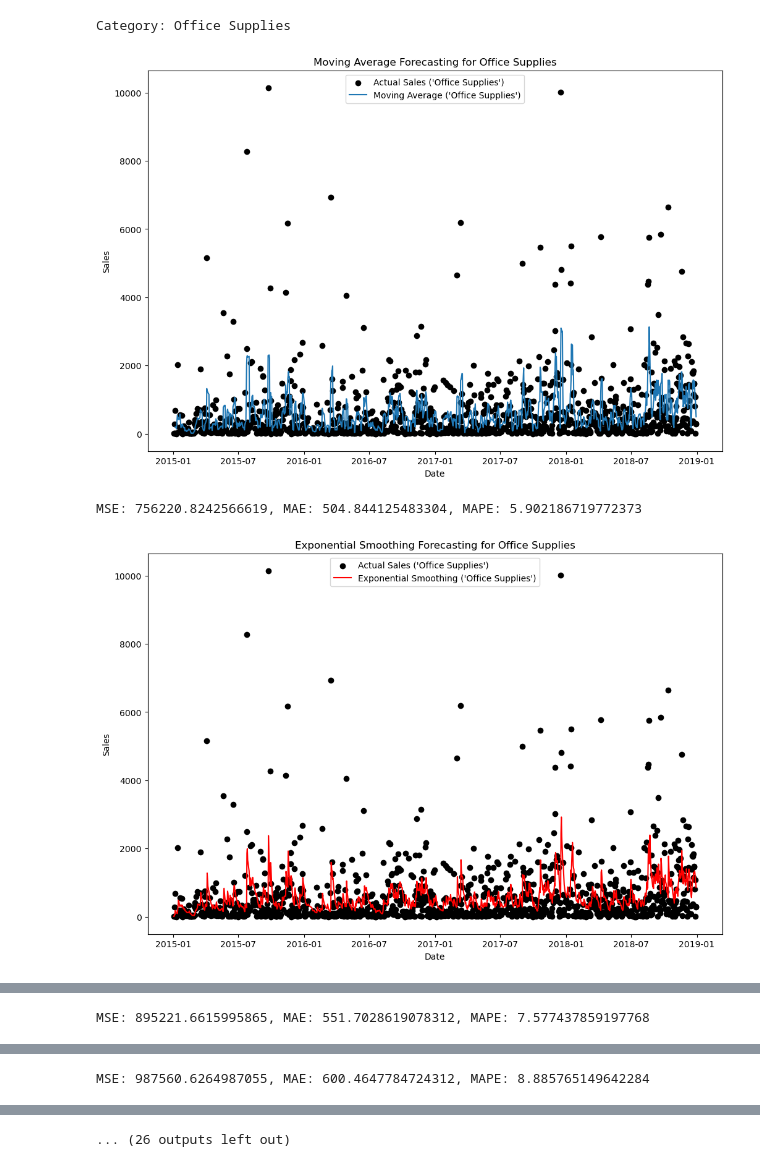
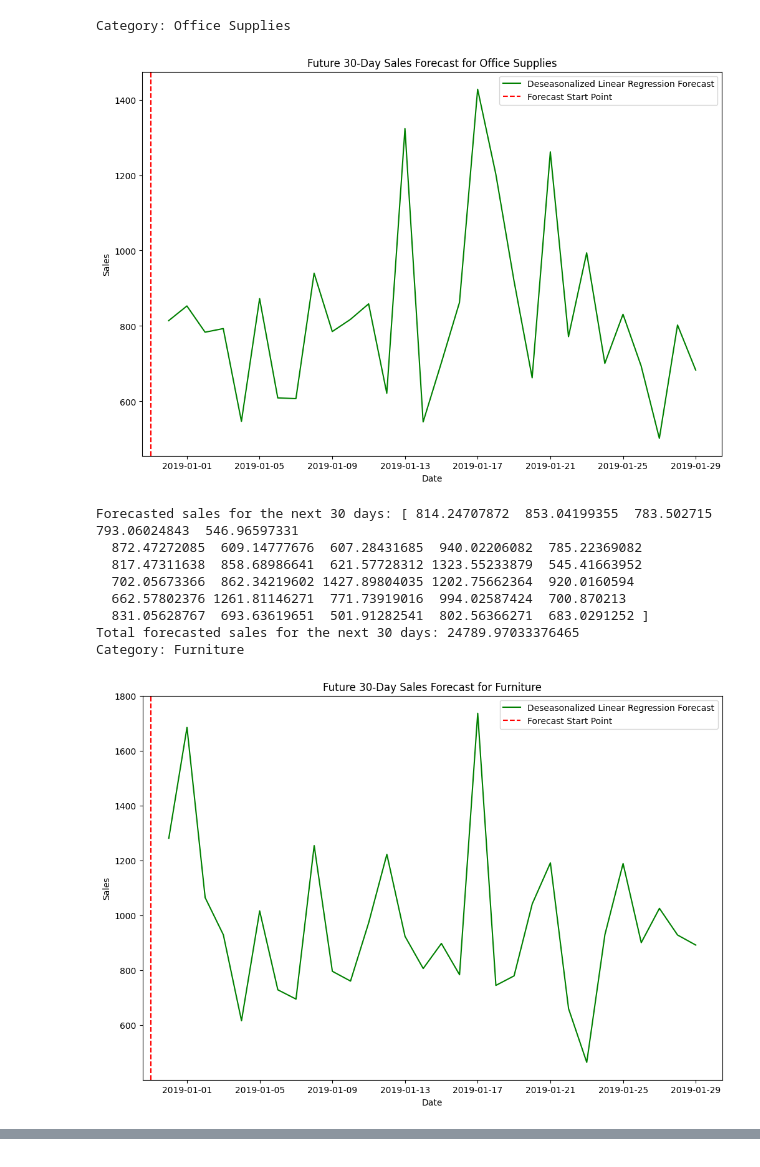
Before and after one commit to gpower8/SupplyChainAnalysis, a Jupyter notebook: Forecast.ipynb, the cells around one changed output, grey strips where cells are left out. Saved outputs shown, nothing was run; the diff lists cells and outputs as text; code cells hidden in the pictures.

```diff
--- a/Forecast.ipynb
+++ b/Forecast.ipynb
@@ -187,32 +228,34 @@ def winters_method(category):
 # %%
 categories = preprocessed_data['Category'].unique()
 methods = {
-    'Moving Average': moving_average,
-    'Exponential Smoothing': exponential_smoothing,
-    'Linear Regression': linear_regression,
     'Deseasonalized Linear Regression': deseasonalized_linear_regression,
-    "Holt's Method": holts_method,
-    "Winter's Method": winters_method
 }
 
 performance_metrics = []
 
 for category in categories:
     print(f'Category: {category}')
     for method_name, method_func in methods.items():
         mse, mae, mape = method_func(category)
         performance_metrics.append({
             'Category': category,
             'Method': method_name,
             'MSE': mse,
             'MAE': mae,
             'MAPE': mape
         })
 
 performance_metrics = pd.DataFrame(performance_metrics)
 performance_metrics
 # %% [output]
 Category: Office Supplies
-[figure, old version]
+[figure, new version]
-MSE: 756220.8242566619, MAE: 504.844125483304, MAPE: 5.902186719772373
+Forecasted sales for the next 30 days: [ 814.24707872  853.04199355  783.502715    793.06024843  546.96597331
+  872.47272085  609.14777676  607.28431685  940.02206082  785.22369082
+  817.47311638  858.68986641  621.57728312 1323.55233879  545.41663952
+  702.05673366  862.34219602 1427.89804035 1202.75662364  920.0160594
+  662.57802376 1261.81146271  771.73919016  994.02587424  700.870213
+  831.05628767  693.63619651  501.91282541  802.56366271  683.0291252 ]
+Total forecasted sales for the next 30 days: 24789.97033376465
+Category: Furniture
-[figure, old version]
+[figure, new version]
@@ -223 +277,0 @@ MSE: 959840.6245429893, MAE: 578.3781201662991, MAPE: 8.97030313061349
-MSE: 895221.6615995865, MAE: 551.7028619078312, MAPE: 7.577437859197768
@@ -225 +277,0 @@ MSE: 895221.6615995865, MAE: 551.7028619078312, MAPE: 7.577437859197768
-MSE: 987560.6264987055, MAE: 600.4647784724312, MAPE: 8.885765149642284
@@ -227 +277,0 @@ MSE: 987560.6264987055, MAE: 600.4647784724312, MAPE: 8.885765149642284
-... (26 outputs left out)
```
Also changed, not shown: parts of 4 cells of this notebook.
